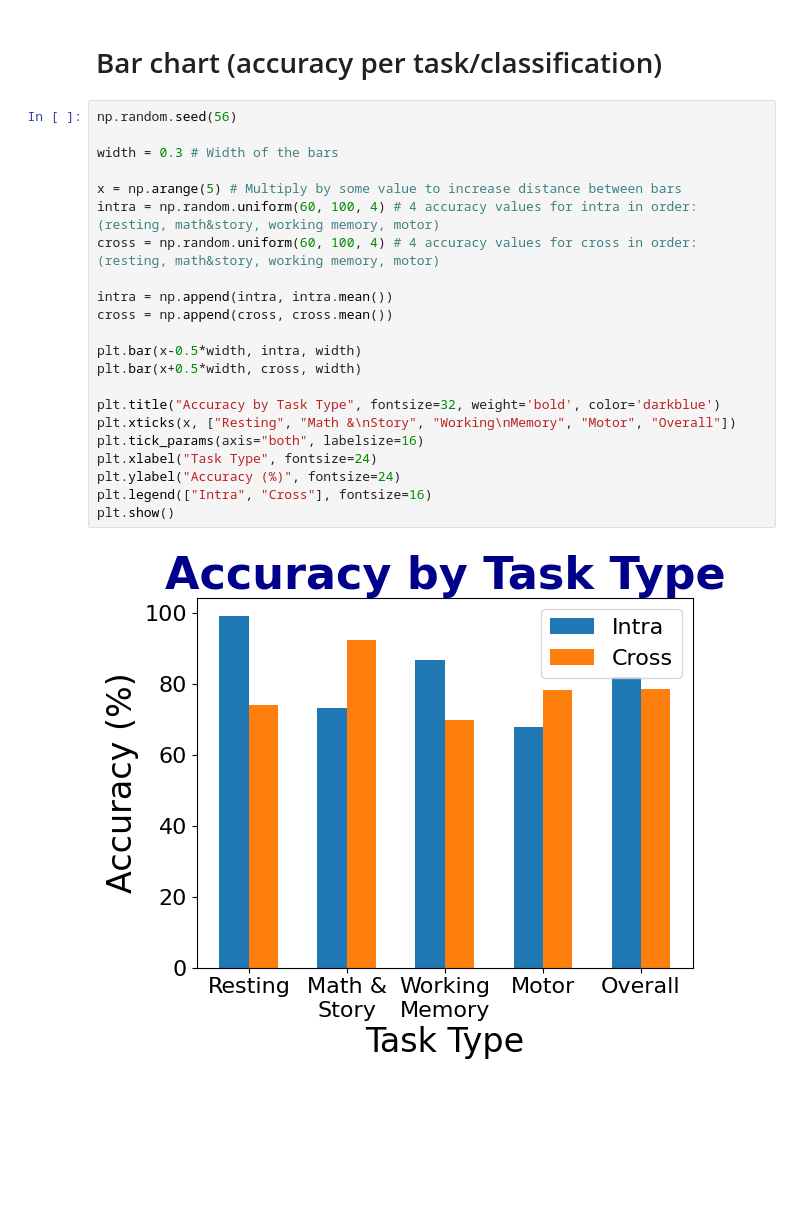
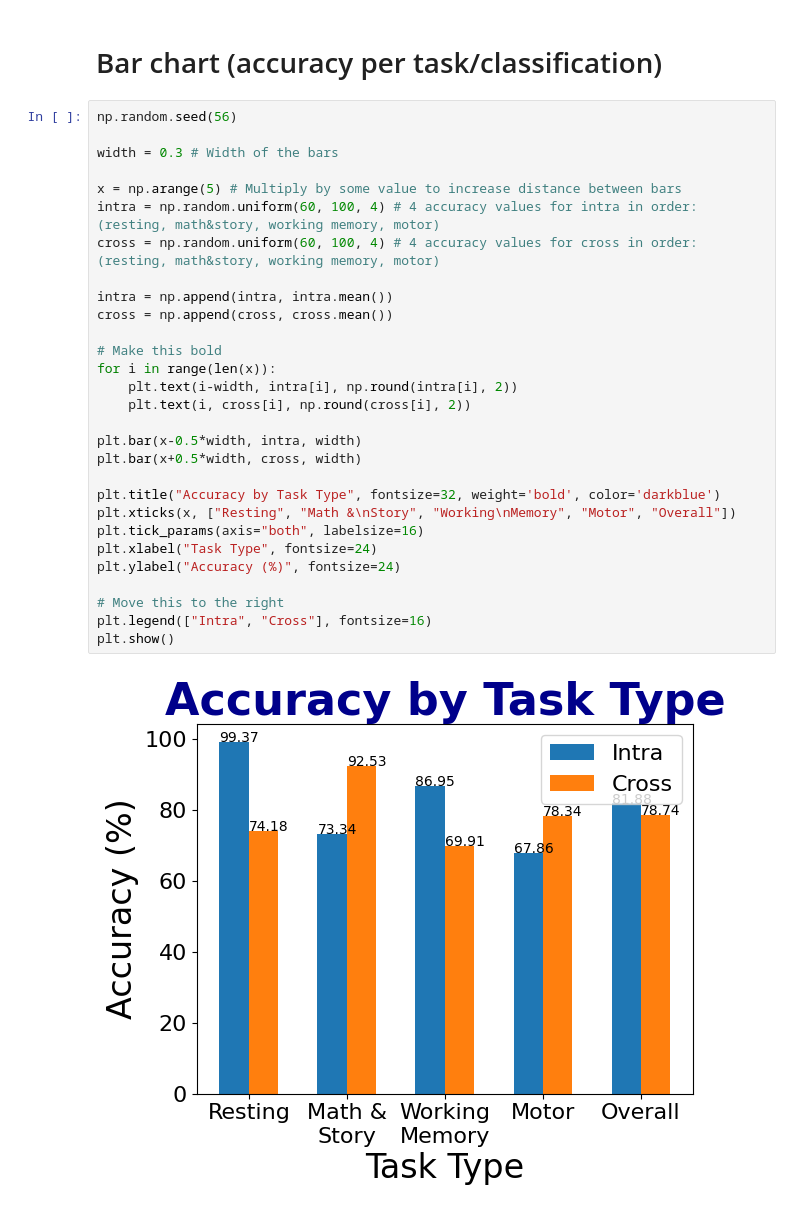
Before and after one commit to BarGinger/Deep_Learning_MEG, a Jupyter notebook: graphs_simon.ipynb, the cells around one changed output. Cells and saved outputs as stored; diff of their text form; blank space fills up the shorter version.

Commit message:
little update,n umbers on graph

```diff
--- a/graphs_simon.ipynb
+++ b/graphs_simon.ipynb
@@ -109,24 +109,31 @@ plot_metric_heatmaps_by_parameters(all_metrics_df, parameters_to_plot, metric="a
 # %%
 np.random.seed(56)
 
 width = 0.3 # Width of the bars
 
 x = np.arange(5) # Multiply by some value to increase distance between bars
 intra = np.random.uniform(60, 100, 4) # 4 accuracy values for intra in order: (resting, math&story, working memory, motor)
 cross = np.random.uniform(60, 100, 4) # 4 accuracy values for cross in order: (resting, math&story, working memory, motor)
 
 intra = np.append(intra, intra.mean())
 cross = np.append(cross, cross.mean())
 
+# Make this bold
+for i in range(len(x)):
+    plt.text(i-width, intra[i], np.round(intra[i], 2))
+    plt.text(i, cross[i], np.round(cross[i], 2))
+
 plt.bar(x-0.5*width, intra, width)
 plt.bar(x+0.5*width, cross, width)
 
 plt.title("Accuracy by Task Type", fontsize=32, weight='bold', color='darkblue')
 plt.xticks(x, ["Resting", "Math &\nStory", "Working\nMemory", "Motor", "Overall"])
 plt.tick_params(axis="both", labelsize=16)
 plt.xlabel("Task Type", fontsize=24)
 plt.ylabel("Accuracy (%)", fontsize=24)
+
+# Move this to the right
 plt.legend(["Intra", "Cross"], fontsize=16)
 plt.show()
 # %% [output]
-[figure, old version]
+[figure, new version]
```
